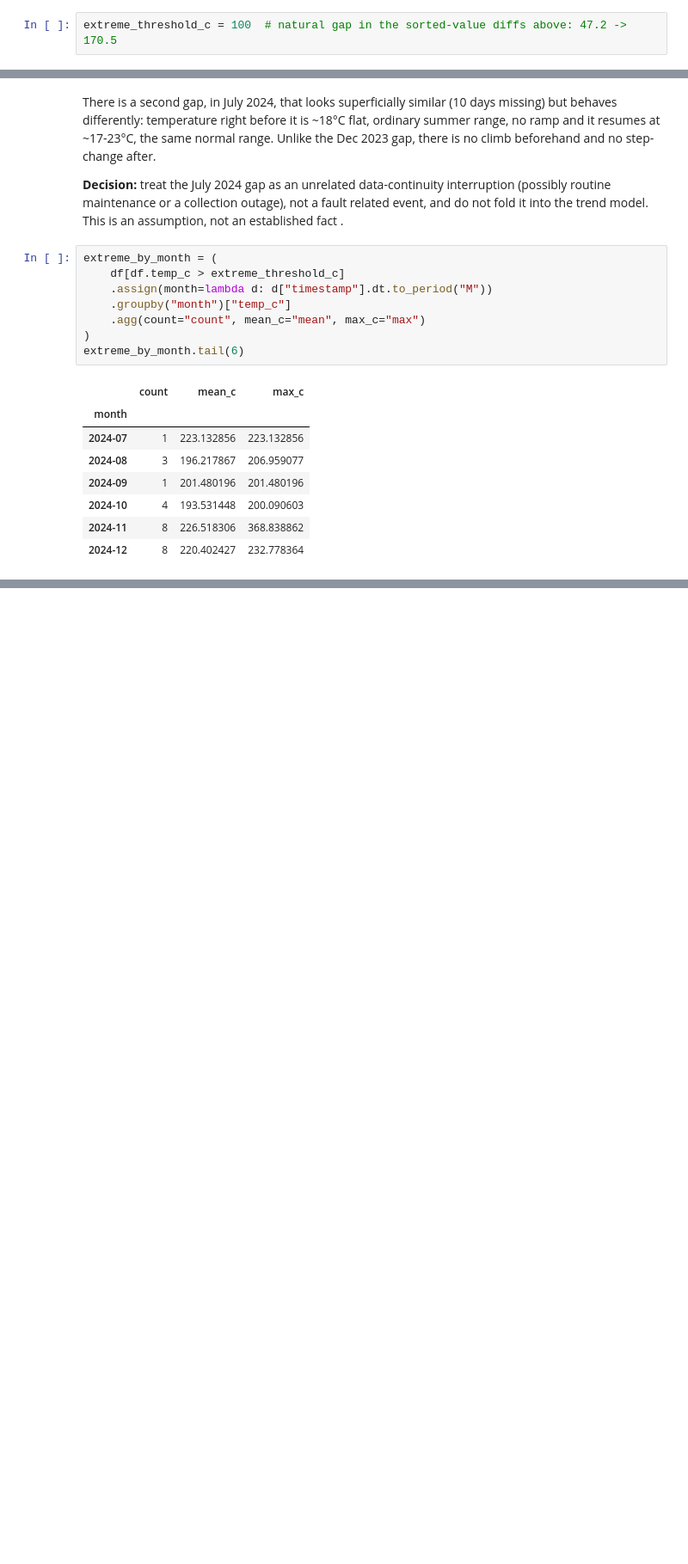
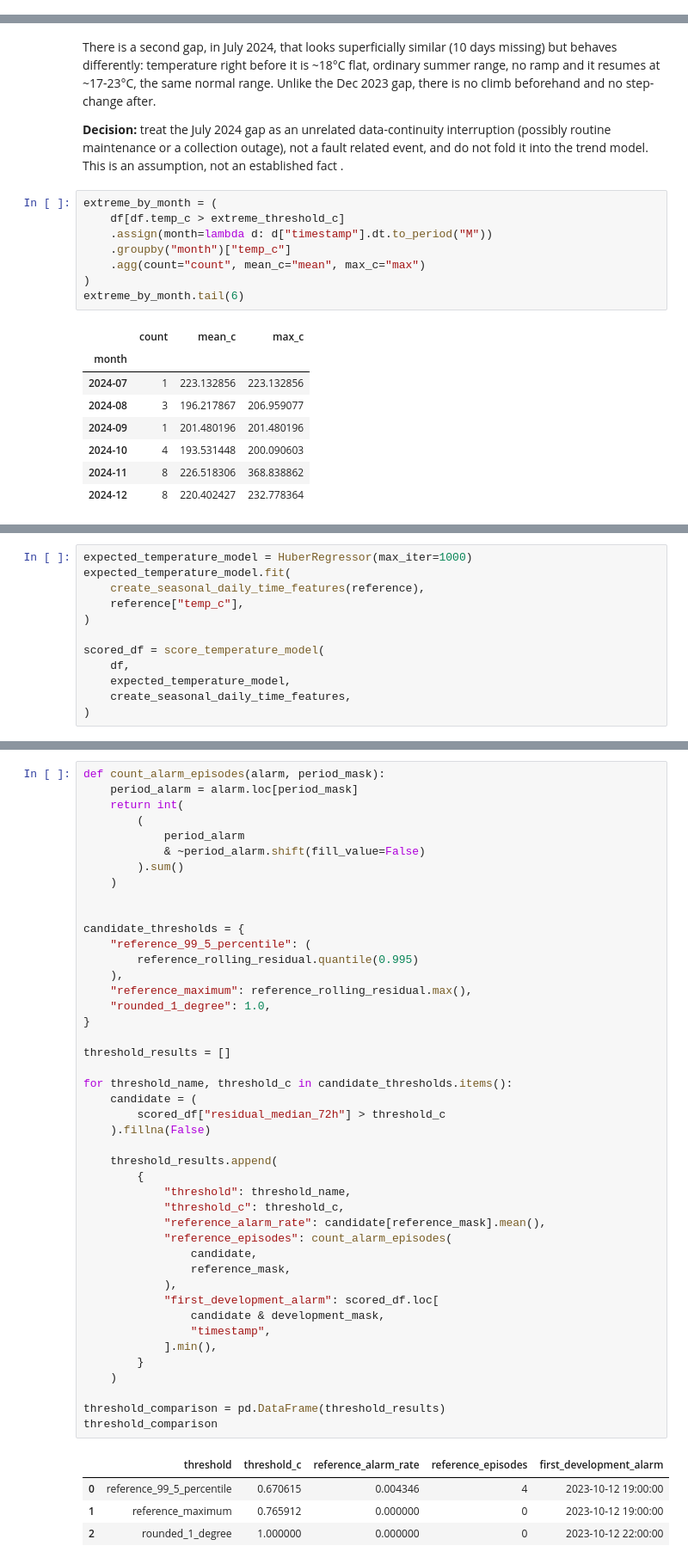
Before and after one commit to NoamLA/skf-ds-home-assignment, a Jupyter notebook: notebooks/analysis_and_model_selection.ipynb, the cells around one changed output, grey strips where cells are left out. Shown at 86% size. Cells and saved outputs as stored; diff of their text form; blank space fills up the shorter version.

Commit message:
Complete temperature anomaly model selection

```diff
--- a/notebooks/analysis_and_model_selection.ipynb
+++ b/notebooks/analysis_and_model_selection.ipynb
@@ -249,8 +251,6 @@ df[df["timestamp"].dt.date == day].sort_values("timestamp")
 | 2470 | 2023-09-23 17:00:00 | 21.533443 |
 | 2471 | 2023-09-23 18:00:00 | 20.234567 |
 | 2472 | 2023-09-23 21:00:00 | 18.300155 |
-# %%
-extreme_threshold_c = 100  # natural gap in the sorted-value diffs above: 47.2 -> 170.5
 # %% [markdown]
 The 73 readings above 100°C represent about 1.12% of the data and occur on 50 days. Their clear separation from the main range supports analyzing them as a distinct behavior, while retaining the original values until their temporal context is understood.
 # %% [markdown]
@@ -602,0 +848,12 @@ Threshold and required duration are not settled yet and would need to be checked
+# %%
+expected_temperature_model = HuberRegressor(max_iter=1000)
+expected_temperature_model.fit(
+    create_seasonal_daily_time_features(reference),
+    reference["temp_c"],
+)
+
+scored_df = score_temperature_model(
+    df,
+    expected_temperature_model,
+    create_seasonal_daily_time_features,
+)
@@ -602,0 +948,49 @@ Threshold and required duration are not settled yet and would need to be checked
+# %%
+def count_alarm_episodes(alarm, period_mask):
+    period_alarm = alarm.loc[period_mask]
+    return int(
+        (
+            period_alarm
+            & ~period_alarm.shift(fill_value=False)
+        ).sum()
+    )
+
+
+candidate_thresholds = {
+    "reference_99_5_percentile": (
+        reference_rolling_residual.quantile(0.995)
+    ),
+    "reference_maximum": reference_rolling_residual.max(),
+    "rounded_1_degree": 1.0,
+}
+
+threshold_results = []
+
+for threshold_name, threshold_c in candidate_thresholds.items():
+    candidate = (
+        scored_df["residual_median_72h"] > threshold_c
+    ).fillna(False)
+
+    threshold_results.append(
+        {
+            "threshold": threshold_name,
+            "threshold_c": threshold_c,
+            "reference_alarm_rate": candidate[reference_mask].mean(),
+            "reference_episodes": count_alarm_episodes(
+                candidate,
+                reference_mask,
+            ),
+            "first_development_alarm": scored_df.loc[
+                candidate & development_mask,
+                "timestamp",
+            ].min(),
+        }
+    )
+
+threshold_comparison = pd.DataFrame(threshold_results)
+threshold_comparison
+# %% [output]
+|  | threshold | threshold_c | reference_alarm_rate | reference_episodes | first_development_alarm |
+| 0 | reference_99_5_percentile | 0.670615 | 0.004346 | 4 | 2023-10-12 19:00:00 |
+| 1 | reference_maximum | 0.765912 | 0.000000 | 0 | 2023-10-12 19:00:00 |
+| 2 | rounded_1_degree | 1.000000 | 0.000000 | 0 | 2023-10-12 22:00:00 |
```
Also changed, not shown: parts of 41 cells of this notebook.
